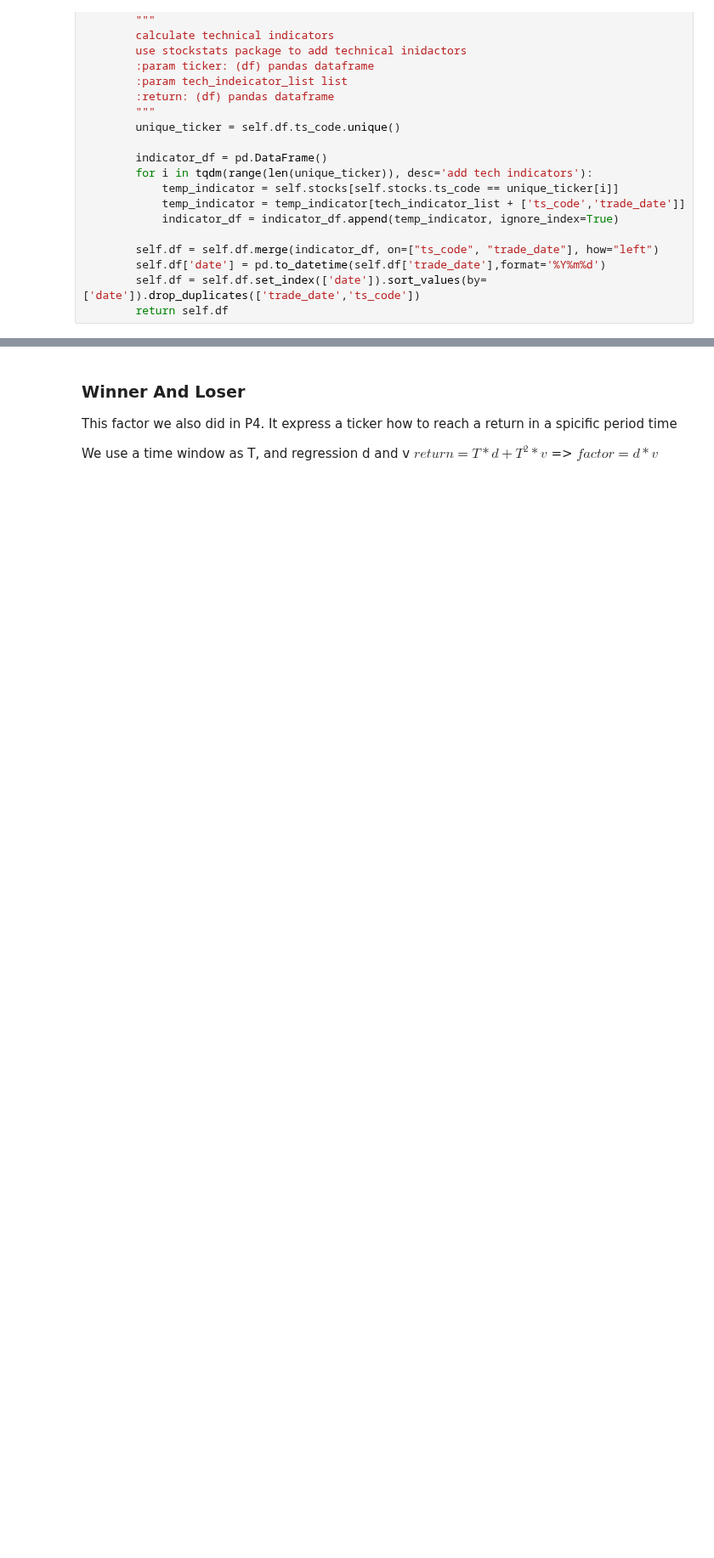
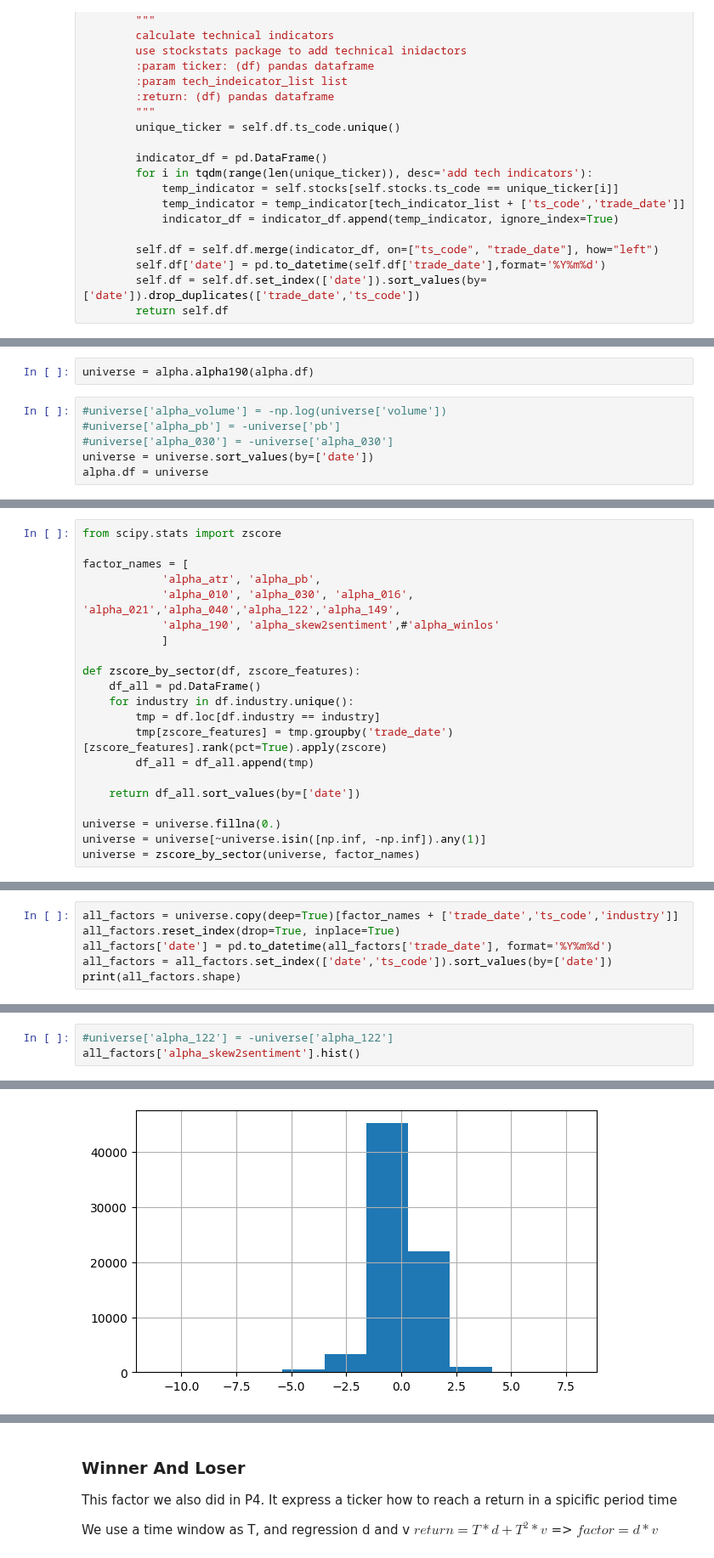
Before and after one commit to JiaRuiming-1/AI-Trading, a Jupyter notebook: P7_Backtesting/Factor_Process.ipynb, the cells around one changed output, grey strips where cells are left out. Shown at 85% size. Drawn from its saved outputs; the diff is of its cells as text; blank space fills up the shorter version.

```diff
--- a/P7_Backtesting/Factor_Process.ipynb
+++ b/P7_Backtesting/Factor_Process.ipynb
@@ -209,0 +178,8 @@ universe = IndicatorHelper(universe).add_technical_indicator(tech_indicator_list
+# %%
+universe = alpha.alpha190(alpha.df)
+# %%
+#universe['alpha_volume'] = -np.log(universe['volume'])
+#universe['alpha_pb'] = -universe['pb']
+#universe['alpha_030'] = -universe['alpha_030']
+universe = universe.sort_values(by=['date'])
+alpha.df = universe
@@ -209,0 +191,21 @@ universe = IndicatorHelper(universe).add_technical_indicator(tech_indicator_list
+# %%
+from scipy.stats import zscore
+
+factor_names = [
+            'alpha_atr', 'alpha_pb',
+            'alpha_010', 'alpha_030', 'alpha_016', 'alpha_021','alpha_040','alpha_122','alpha_149',
+            'alpha_190', 'alpha_skew2sentiment',#'alpha_winlos'
+            ]
+
+def zscore_by_sector(df, zscore_features):
+    df_all = pd.DataFrame()
+    for industry in df.industry.unique():
+        tmp = df.loc[df.industry == industry]
+        tmp[zscore_features] = tmp.groupby('trade_date')[zscore_features].rank(pct=True).apply(zscore)
+        df_all = df_all.append(tmp)
+
+    return df_all.sort_values(by=['date'])
+
+universe = universe.fillna(0.)
+universe = universe[~universe.isin([np.inf, -np.inf]).any(1)]
+universe = zscore_by_sector(universe, factor_names)
@@ -209,0 +214,6 @@ universe = IndicatorHelper(universe).add_technical_indicator(tech_indicator_list
+# %%
+all_factors = universe.copy(deep=True)[factor_names + ['trade_date','ts_code','industry']]
+all_factors.reset_index(drop=True, inplace=True)
+all_factors['date'] = pd.to_datetime(all_factors['trade_date'], format='%Y%m%d')
+all_factors = all_factors.set_index(['date','ts_code']).sort_values(by=['date'])
+print(all_factors.shape)
@@ -209,0 +222,4 @@ universe = IndicatorHelper(universe).add_technical_indicator(tech_indicator_list
+# %%
+#universe['alpha_122'] = -universe['alpha_122']
+all_factors['alpha_skew2sentiment'].hist()
+# %% [output]
@@ -209,0 +227 @@ universe = IndicatorHelper(universe).add_technical_indicator(tech_indicator_list
+[figure, added]
```
Also changed, not shown: parts of 64 cells of this notebook.
